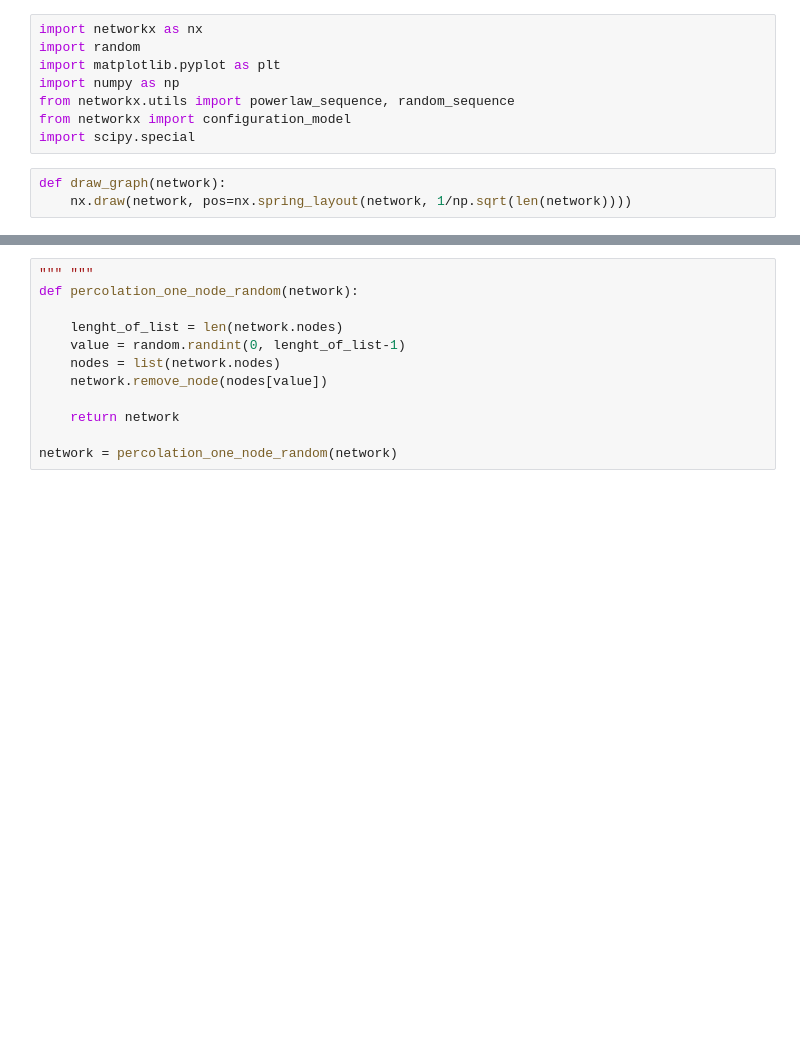
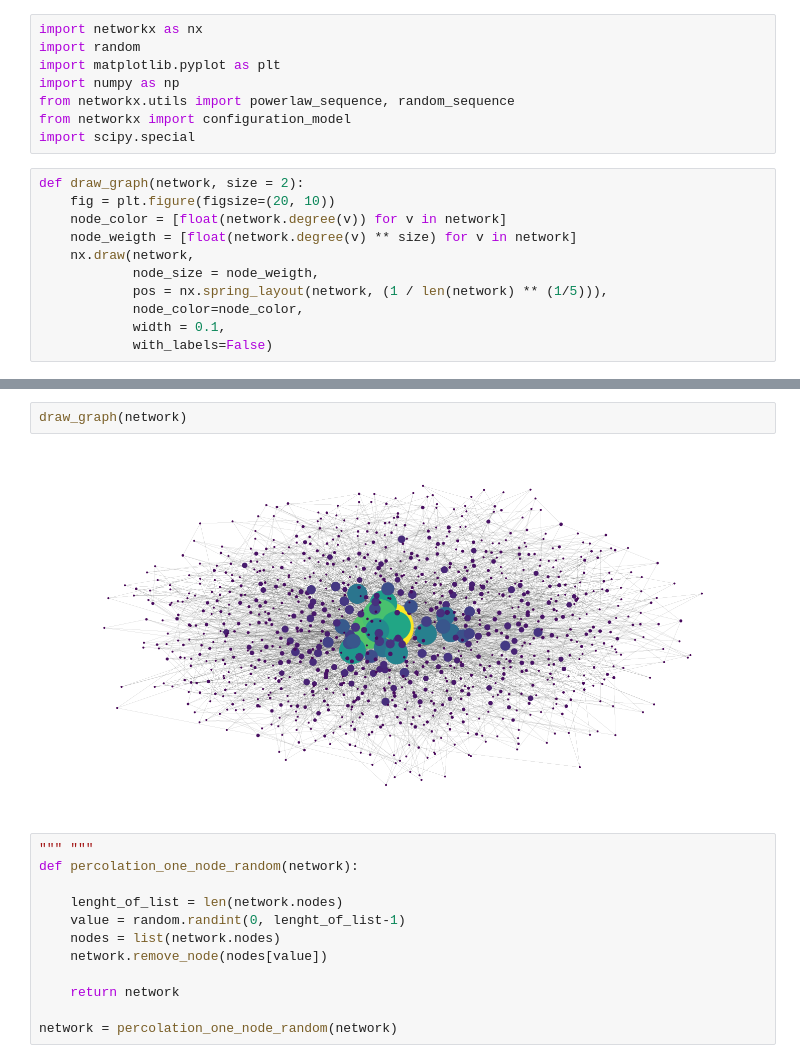
Before and after one commit to Big-data-Group-97/Learning-From-Netwok-Project-, a Jupyter notebook: LearnigFromNetwork.ipynb, the cells around one changed output, grey strips where cells are left out. Drawn from its saved outputs; the diff is of its cells as text; blank space fills up the shorter version.

```diff
--- a/LearnigFromNetwork.ipynb
+++ b/LearnigFromNetwork.ipynb
@@ -6,9 +6,17 @@ import numpy as np
 from networkx.utils import powerlaw_sequence, random_sequence
 from networkx import configuration_model
 import scipy.special
-# %%
-def draw_graph(network):
-    nx.draw(network, pos=nx.spring_layout(network, 1/np.sqrt(len(network))))
+# %%
+def draw_graph(network, size = 2):
+    fig = plt.figure(figsize=(20, 10))
+    node_color = [float(network.degree(v)) for v in network]
+    node_weigth = [float(network.degree(v) ** size) for v in network]
+    nx.draw(network,
+            node_size = node_weigth,
+            pos = nx.spring_layout(network, (1 / len(network) ** (1/5))),
+            node_color=node_color,
+            width = 0.1,
+            with_labels=False)
 # %%
 """scale-free network = la probabilità che un nodo abbia grado k è più o meno k^-lambda, lambda parametro"""
 
@@ -61,3 +76,7 @@ network, lamb, list_deg = create_scale_free(1000, 3, 0.1, random.randint(0, 1000
+# %%
+draw_graph(network)
+# %% [output]
+[figure, added]
 # %%
 """ """
 def percolation_one_node_random(network):
```
Also changed, not shown: parts of 4 cells of this notebook.
